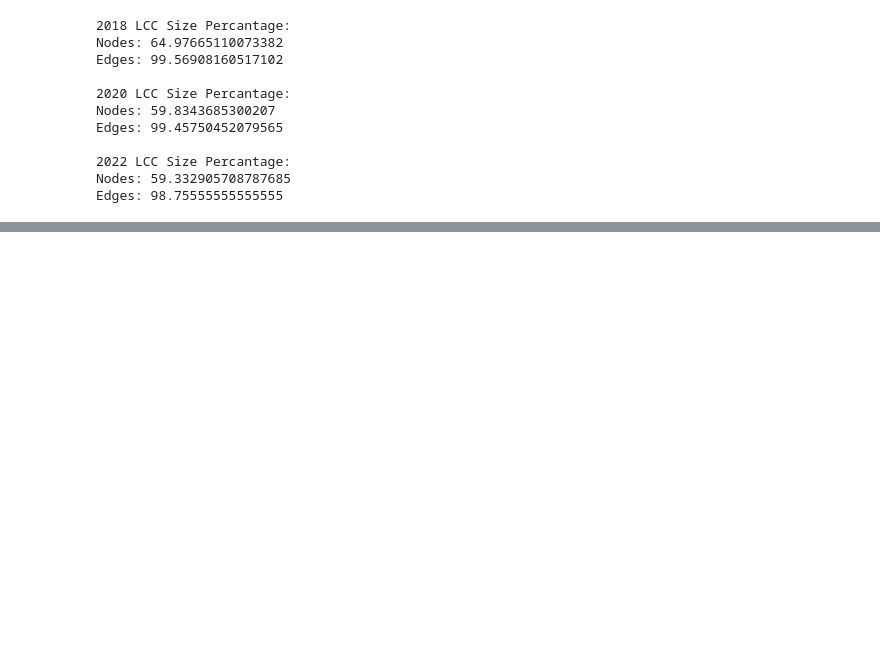
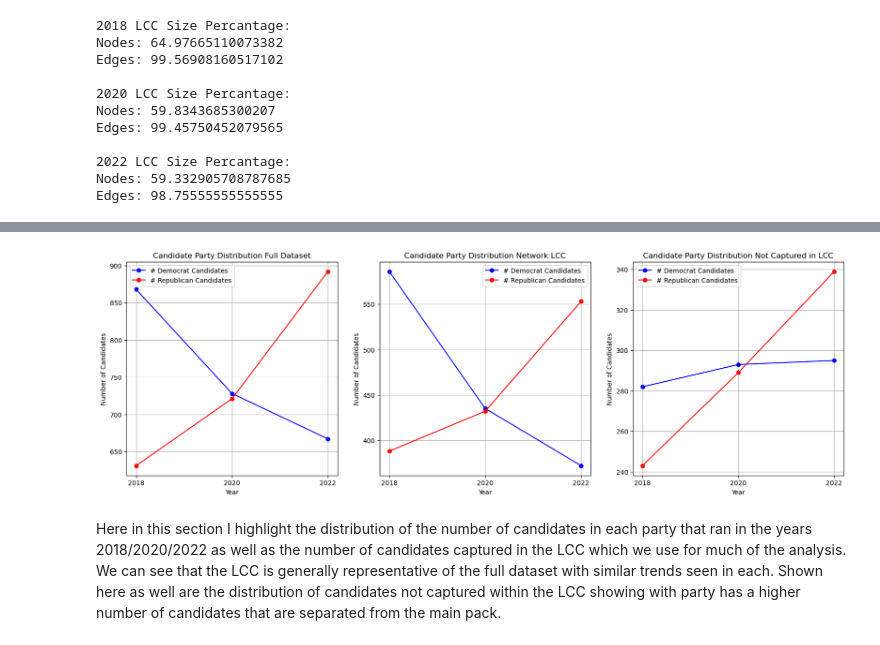
Before and after one commit to DylanMCullifer/NetworkScienceProject, a Jupyter notebook: Final_Project_NS_Dylan.ipynb, the cells around one changed output, grey strips where cells are left out. Saved outputs shown, nothing was run; the diff lists cells and outputs as text; code cells hidden in the pictures; blank space fills up the shorter version.

```diff
--- a/Final_Project_NS_Dylan.ipynb
+++ b/Final_Project_NS_Dylan.ipynb
@@ -570,0 +559,46 @@ Number of Reps: 553
+# %%
+# Dylan Cullifer
+# Takes the democrat and republican nodes and find the difference or the nodes not captured by the LCC to measure the distribution of candidates with more independent platforms
+# index 0 here are democrat nodes and index 1 are republican nodes
+add_candidates_not_in_lcc_2018 = [set(candidate_nodes_2018_full[0]) - set(candidate_nodes_2018_LCC[0]), set(candidate_nodes_2018_full[1]) - set(candidate_nodes_2018_LCC[1])]
+add_candidates_not_in_lcc_2020 = [set(candidate_nodes_2020_full[0]) - set(candidate_nodes_2020_LCC[0]), set(candidate_nodes_2020_full[1]) - set(candidate_nodes_2020_LCC[1])]
+add_candidates_not_in_lcc_2022 = [set(candidate_nodes_2022_full[0]) - set(candidate_nodes_2022_LCC[0]), set(candidate_nodes_2022_full[1]) - set(candidate_nodes_2022_LCC[1])]
+
+plt.close("all")
+plt.figure(figsize=(20, 6))
+
+plt.subplot(1, 3, 1)
+plt.title("Candidate Party Distribution Full Dataset")
+plt.plot(years, [len(candidate_nodes_2018_full[0]), len(candidate_nodes_2020_full[0]), len(candidate_nodes_2022_full[0])], color="blue", marker="o", label="# Democrat Candidates")
+plt.plot(years, [len(candidate_nodes_2018_full[1]), len(candidate_nodes_2020_full[1]), len(candidate_nodes_2022_full[1])], color="red", marker="o", label="# Republican Candidates")
+plt.legend()
+plt.ylabel("Number of Candidates")
+plt.xlabel("Year")
+plt.grid(True)
+plt.xticks(years)
+
+plt.subplot(1, 3, 2)
+plt.title("Candidate Party Distribution Network LCC")
+plt.plot(years, [len(candidate_nodes_2018_LCC[0]), len(candidate_nodes_2020_LCC[0]), len(candidate_nodes_2022_LCC[0])], color="blue", marker="o", label="# Democrat Candidates")
+plt.plot(years, [len(candidate_nodes_2018_LCC[1]), len(candidate_nodes_2020_LCC[1]), len(candidate_nodes_2022_LCC[1])], color="red", marker="o", label="# Republican Candidates")
+plt.legend()
+plt.ylabel("Number of Candidates")
+plt.xlabel("Year")
+plt.grid(True)
+plt.xticks(years)
+
+plt.subplot(1, 3, 3)
+plt.title("Candidate Party Distribution Not Captured in LCC")
+plt.plot(years, [len(add_candidates_not_in_lcc_2018[0]), len(add_candidates_not_in_lcc_2020[0]), len(add_candidates_not_in_lcc_2022[0])], color="blue", marker="o", label="# Democrat Candidates")
+plt.plot(years, [len(add_candidates_not_in_lcc_2018[1]), len(add_candidates_not_in_lcc_2020[1]), len(add_candidates_not_in_lcc_2022[1])], color="red", marker="o", label="# Republican Candidates")
+plt.legend()
+plt.ylabel("Number of Candidates")
+plt.xlabel("Year")
+plt.grid(True)
+plt.xticks(years)
+
+plt.show()
+# %% [output]
+[figure, added]
+# %% [markdown]
+Here in this section I highlight the distribution of the number of candidates in each party that ran in the years 2018/2020/2022 as well as the number of candidates captured in the LCC which we use for much of the analysis. We can see that the LCC is generally representative of the full dataset with similar trends seen in each. Shown here as well are the distribution of candidates not captured within the LCC showing with party has a higher number of candidates that are separated from the main pack.
```
Also changed, not shown: parts of 28 cells of this notebook, 1 other file.
